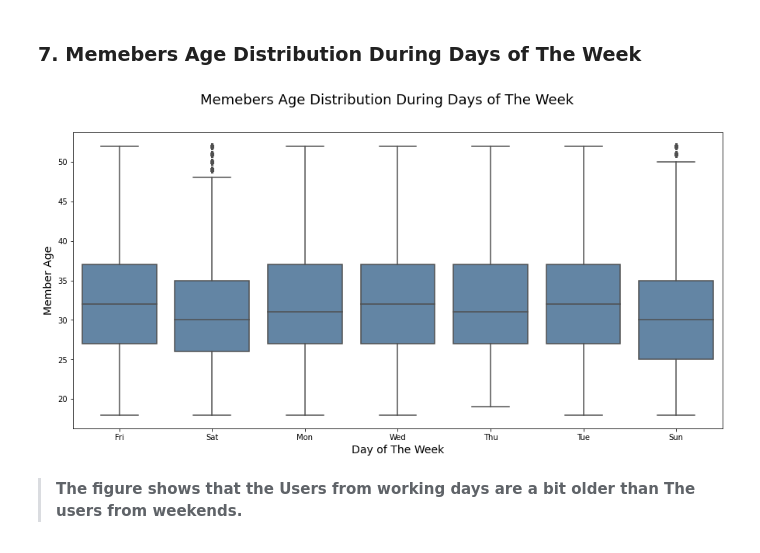
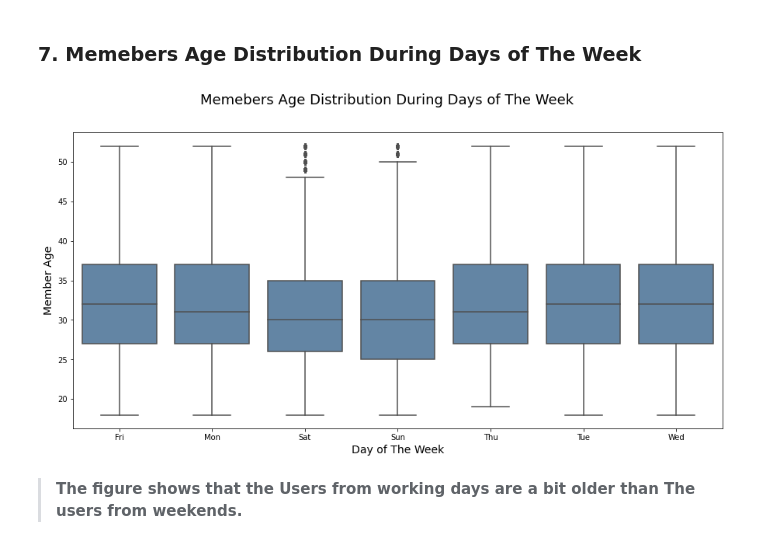
Before and after one commit to KarimEl-Dweky/Communicate-Data-Findings-Ford-Go-Bike, a Jupyter notebook: exploration.ipynb, the cells around one changed output. Saved outputs shown, nothing was run; the diff lists cells and outputs as text; code cells hidden in the pictures.

```diff
--- a/exploration.ipynb
+++ b/exploration.ipynb
@@ -556,8 +556,8 @@ plt.suptitle('Count And Percentage Of Each Member Gender', fontsize=18);
 ### 3. Trip Count Per Week Days
 # %%
 # Plotting Trip Count Per Week Days
-
-sb.catplot(x = 'start_day', data = df_cleaned, kind = 'count', color = '#5885AF', height=5, aspect=2.5)
+df_sort = df_cleaned.sort_values(by = 'start_day', ascending = True)
+sb.catplot(x = 'start_day', data = df_sort, kind = 'count', color = '#5885AF', height=5, aspect=2.5)
 plt.xlabel('Week Days', size=14)
 plt.ylabel('Trip Count', size=14)
 plt.tight_layout()
@@ -720,13 +720,13 @@ plt.suptitle('Users Types Per Gender', fontsize=18);
 # %%
 # plotting Memebers Age Distribution During Days of The Week
 
 plt.figure(figsize = [15, 7])
-sb.boxplot(data = df_sorted, x = 'start_day', y = 'member_age', color = '#5885AF')
+sb.boxplot(data = df_sort, x = 'start_day', y = 'member_age', color = '#5885AF')
 plt.xlabel('Day of The Week', fontsize=14)
 plt.ylabel('Member Age', fontsize=14)
 plt.suptitle('Memebers Age Distribution During Days of The Week', fontsize=18);
 # %% [output]
-[figure, old version]
+[figure, new version]
 # %% [markdown]
 > **The figure shows that the Users from working days are a bit older than The users from weekends.**
 # %% [markdown]
```
Also changed, not shown: parts of 11 cells of this notebook.
